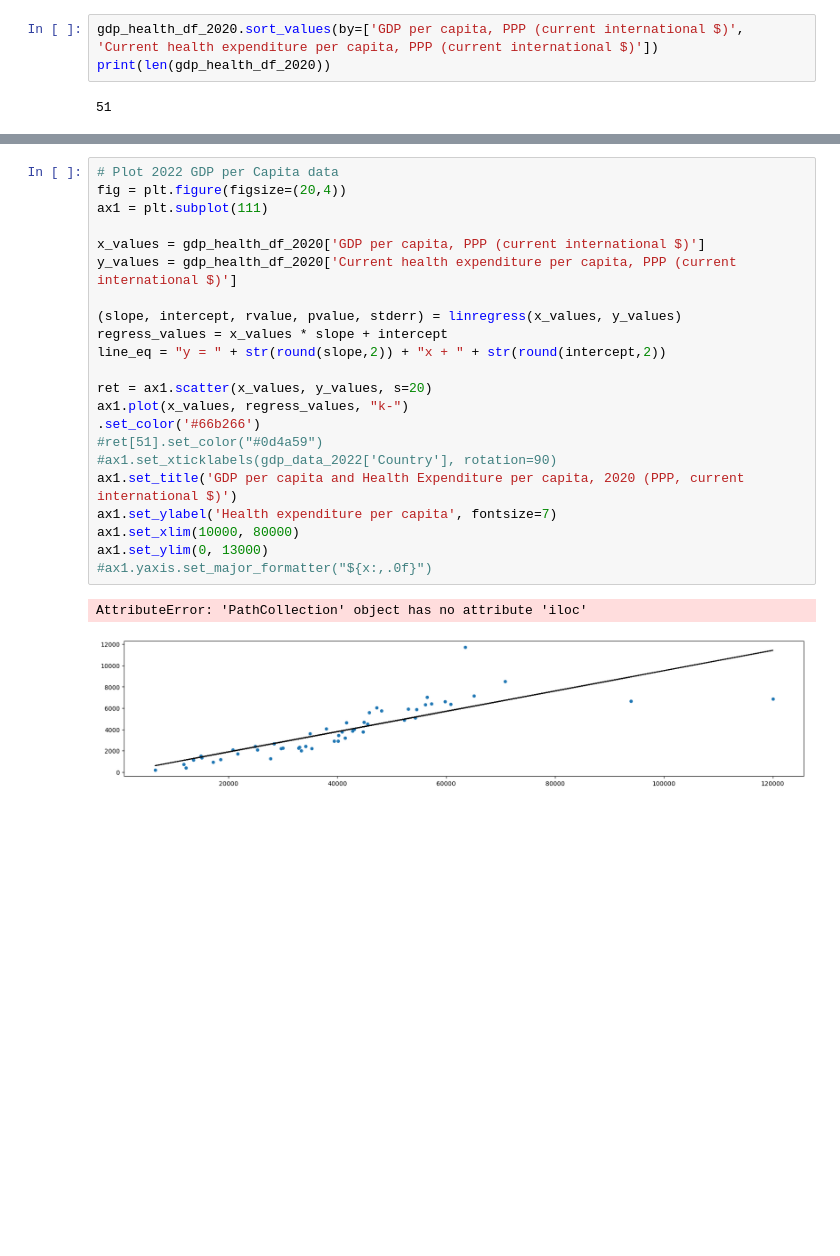
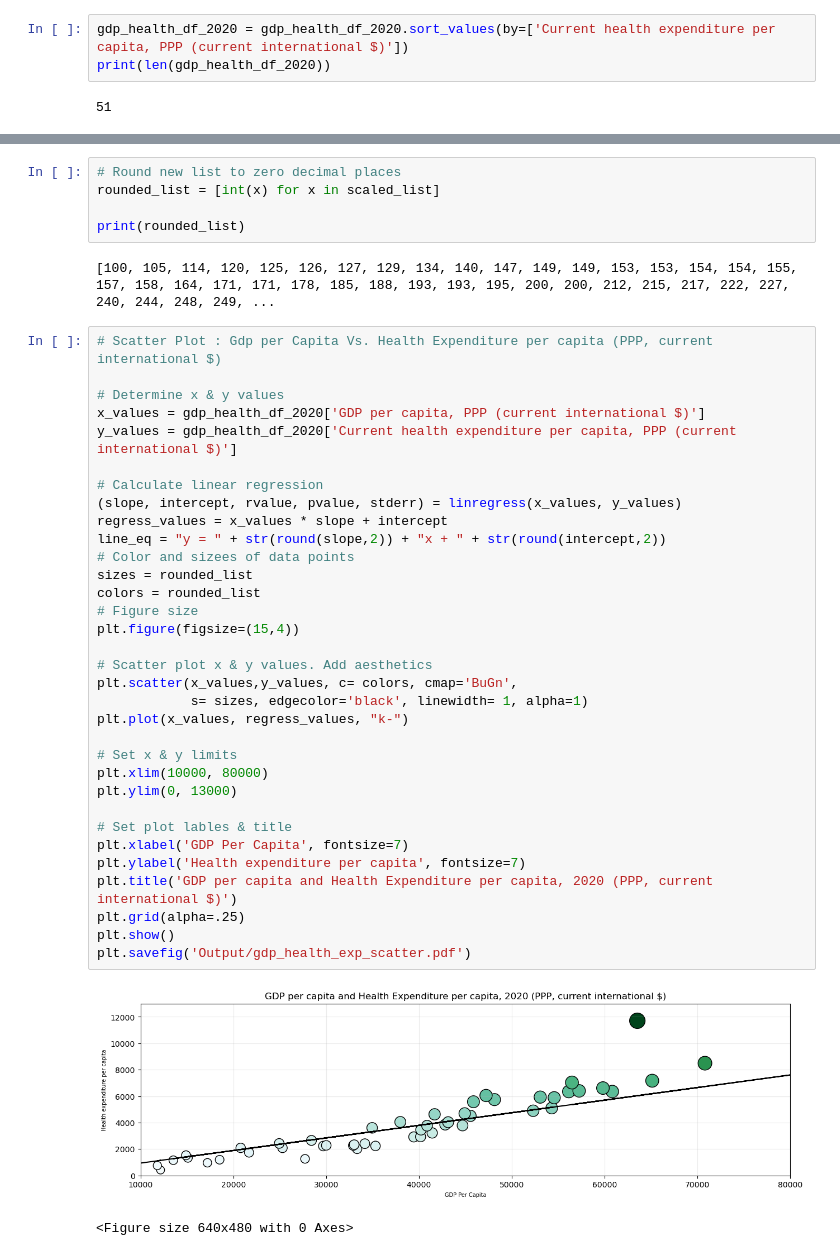
Before and after one commit to doakesbacon/Project1, a Jupyter notebook: GdpAndHealthExpenditure_scatter.ipynb, the cells around one changed output, grey strips where cells are left out. Drawn from its saved outputs; the diff is of its cells as text; blank space fills up the shorter version.

```diff
--- a/GdpAndHealthExpenditure_scatter.ipynb
+++ b/GdpAndHealthExpenditure_scatter.ipynb
@@ -80,7 +80,7 @@ Try using .loc[row_indexer,col_indexer] = value instead
 See the caveats in the documentation: https://pandas.pydata.org/pandas-docs/stable/user_guide/indexing.html#returning-a-view-versus-a-copy
   gdp_health_df_2020["Current health expenditure per capita, PPP (current international $)"] = gdp_health_df_2020["Current health expenditure per capita, PPP (current international $)"].astype('float' ...
 # %%
-gdp_health_df_2020.sort_values(by=['GDP per capita, PPP (current international $)', 'Current health expenditure per capita, PPP (current international $)'])
+gdp_health_df_2020 = gdp_health_df_2020.sort_values(by=['Current health expenditure per capita, PPP (current international $)'])
 print(len(gdp_health_df_2020))
 # %% [output]
 51
@@ -107,25 +110,43 @@ gdp_health_df_2020.reset_index()
+# %%
+# Round new list to zero decimal places
+rounded_list = [int(x) for x in scaled_list]
+
+print(rounded_list)
+# %% [output]
+[100, 105, 114, 120, 125, 126, 127, 129, 134, 140, 147, 149, 149, 153, 153, 154, 154, 155, 157, 158, 164, 171, 171, 178, 185, 188, 193, 193, 195, 200, 200, 212, 215, 217, 222, 227, 240, 244, 248, 249, ...
 # %%
-# Plot 2022 GDP per Capita data
-fig = plt.figure(figsize=(20,4))
-ax1 = plt.subplot(111)
+# Scatter Plot : Gdp per Capita Vs. Health Expenditure per capita (PPP, current international $)
 
+# Determine x & y values
 x_values = gdp_health_df_2020['GDP per capita, PPP (current international $)']
 y_values = gdp_health_df_2020['Current health expenditure per capita, PPP (current international $)']
 
+# Calculate linear regression
 (slope, intercept, rvalue, pvalue, stderr) = linregress(x_values, y_values)
 regress_values = x_values * slope + intercept
 line_eq = "y = " + str(round(slope,2)) + "x + " + str(round(intercept,2))
+# Color and sizees of data points
+sizes = rounded_list
+colors = rounded_list
+# Figure size
+plt.figure(figsize=(15,4))
 
-ret = ax1.scatter(x_values, y_values, s=20)
-ax1.plot(x_values, regress_values, "k-")
-.set_color('#66b266')
-#ret[51].set_color("#0d4a59")
-#ax1.set_xticklabels(gdp_data_2022['Country'], rotation=90)
-ax1.set_title('GDP per capita and Health Expenditure per capita, 2020 (PPP, current international $)')
-ax1.set_ylabel('Health expenditure per capita', fontsize=7)
-ax1.set_xlim(10000, 80000)
-ax1.set_ylim(0, 13000)
-#ax1.yaxis.set_major_formatter("${x:,.0f}")
+# Scatter plot x & y values. Add aesthetics
+plt.scatter(x_values,y_values, c= colors, cmap='BuGn',
+            s= sizes, edgecolor='black', linewidth= 1, alpha=1)
+plt.plot(x_values, regress_values, "k-")
+
+# Set x & y limits
+plt.xlim(10000, 80000)
+plt.ylim(0, 13000)
+
+# Set plot lables & title
+plt.xlabel('GDP Per Capita', fontsize=7)
+plt.ylabel('Health expenditure per capita', fontsize=7)
+plt.title('GDP per capita and Health Expenditure per capita, 2020 (PPP, current international $)')
+plt.grid(alpha=.25)
+plt.show()
+plt.savefig('Output/gdp_health_exp_scatter.pdf')
 # %% [output]
+[figure, new version]
-AttributeError: 'PathCollection' object has no attribute 'iloc'
+<Figure size 640x480 with 0 Axes>
-[figure, old version]
```
Also changed, not shown: parts of 5 cells of this notebook, 11 other files.
